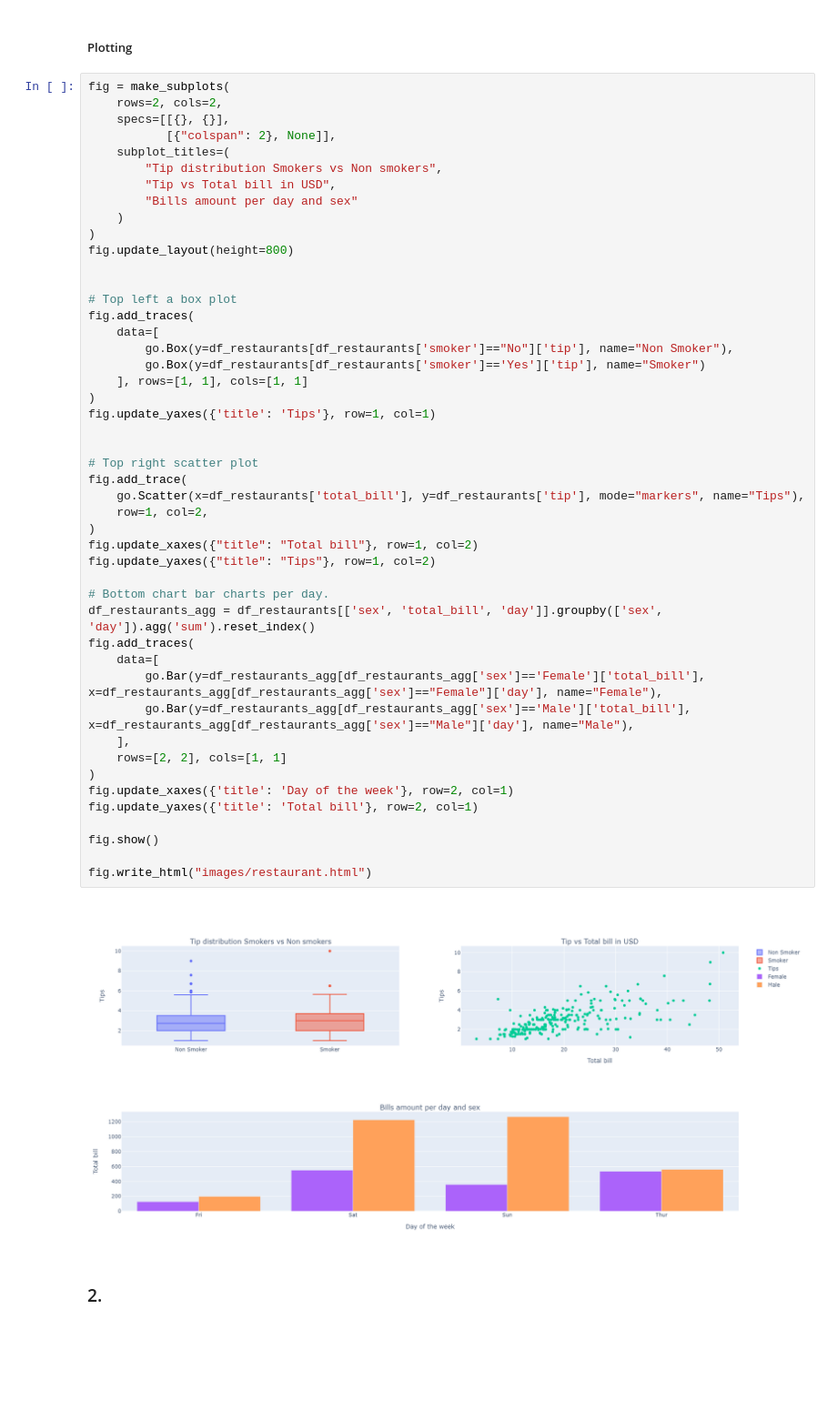
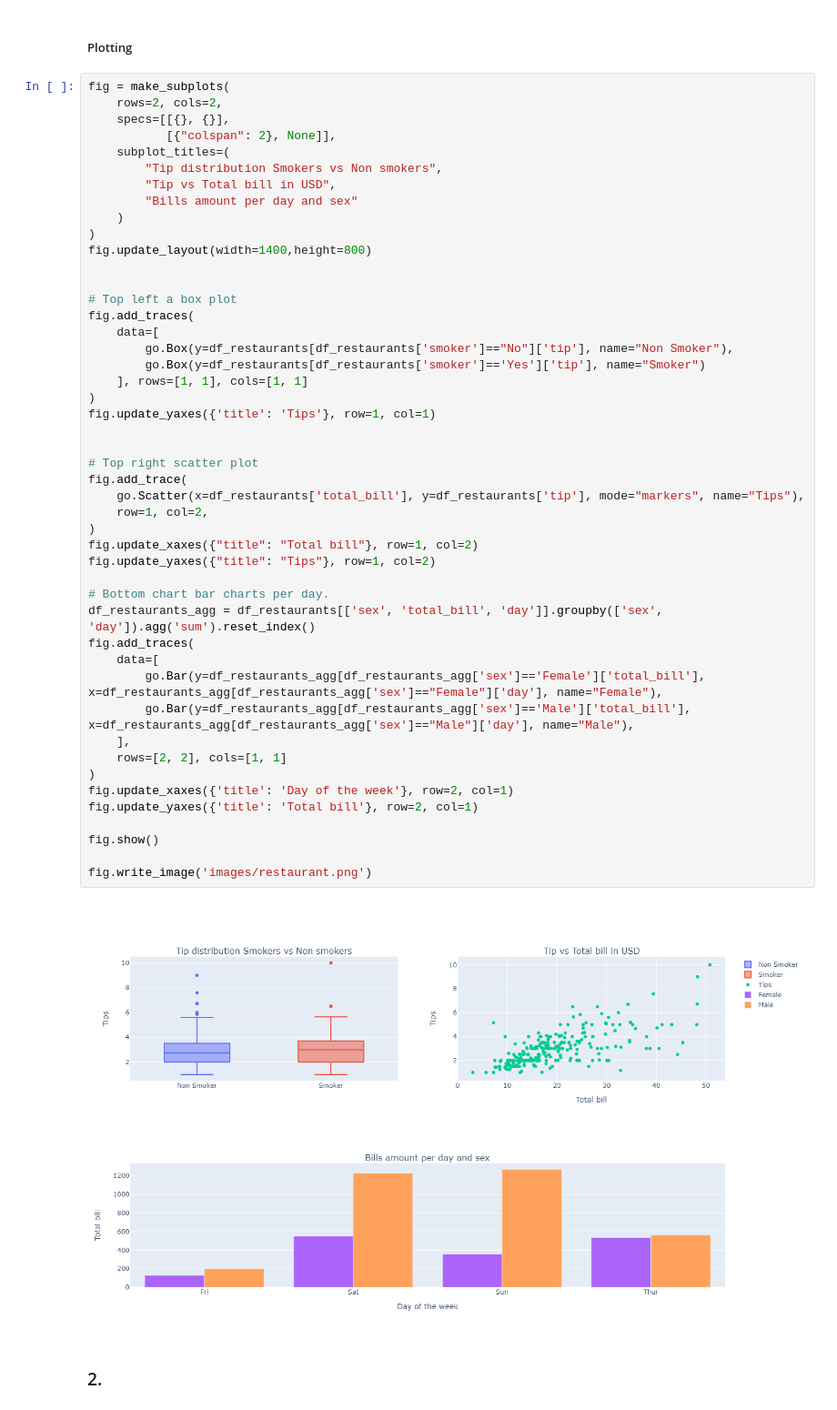
Before and after one commit to wanaguirre/data_visualization, a Jupyter notebook: Notebooks/Data_visualization.ipynb, the cells around one changed output. Shown at 91% size. Saved outputs shown, nothing was run; the diff lists cells and outputs as text; blank space fills up the shorter version.

```diff
--- a/Notebooks/Data_visualization.ipynb
+++ b/Notebooks/Data_visualization.ipynb
@@ -628,7 +628,7 @@ fig = make_subplots(
         "Bills amount per day and sex"
     )
 )
-fig.update_layout(height=800)
+fig.update_layout(width=1400,height=800)
 
 
 # Top left a box plot
@@ -637,35 +637,35 @@ fig.add_traces(
         go.Box(y=df_restaurants[df_restaurants['smoker']=="No"]['tip'], name="Non Smoker"),
         go.Box(y=df_restaurants[df_restaurants['smoker']=='Yes']['tip'], name="Smoker")
     ], rows=[1, 1], cols=[1, 1]
 )
 fig.update_yaxes({'title': 'Tips'}, row=1, col=1)
 
 
 # Top right scatter plot
 fig.add_trace(
     go.Scatter(x=df_restaurants['total_bill'], y=df_restaurants['tip'], mode="markers", name="Tips"),
     row=1, col=2,
 )
 fig.update_xaxes({"title": "Total bill"}, row=1, col=2)
 fig.update_yaxes({"title": "Tips"}, row=1, col=2)
 
 # Bottom chart bar charts per day.
 df_restaurants_agg = df_restaurants[['sex', 'total_bill', 'day']].groupby(['sex', 'day']).agg('sum').reset_index()
 fig.add_traces(
     data=[
         go.Bar(y=df_restaurants_agg[df_restaurants_agg['sex']=='Female']['total_bill'], x=df_restaurants_agg[df_restaurants_agg['sex']=="Female"]['day'], name="Female"),
         go.Bar(y=df_restaurants_agg[df_restaurants_agg['sex']=='Male']['total_bill'], x=df_restaurants_agg[df_restaurants_agg['sex']=="Male"]['day'], name="Male"),
     ],
     rows=[2, 2], cols=[1, 1]
 )
 fig.update_xaxes({'title': 'Day of the week'}, row=2, col=1)
 fig.update_yaxes({'title': 'Total bill'}, row=2, col=1)
 
 fig.show()
 
-fig.write_html("images/restaurant.html")
+fig.write_image('images/restaurant.png')
 # %% [output]
-[figure, old version]
+[figure, new version]
 # %% [markdown]
 ### 2.
 # %% [markdown]
```
Also changed, not shown: parts of 3 cells of this notebook, 8 other files.
